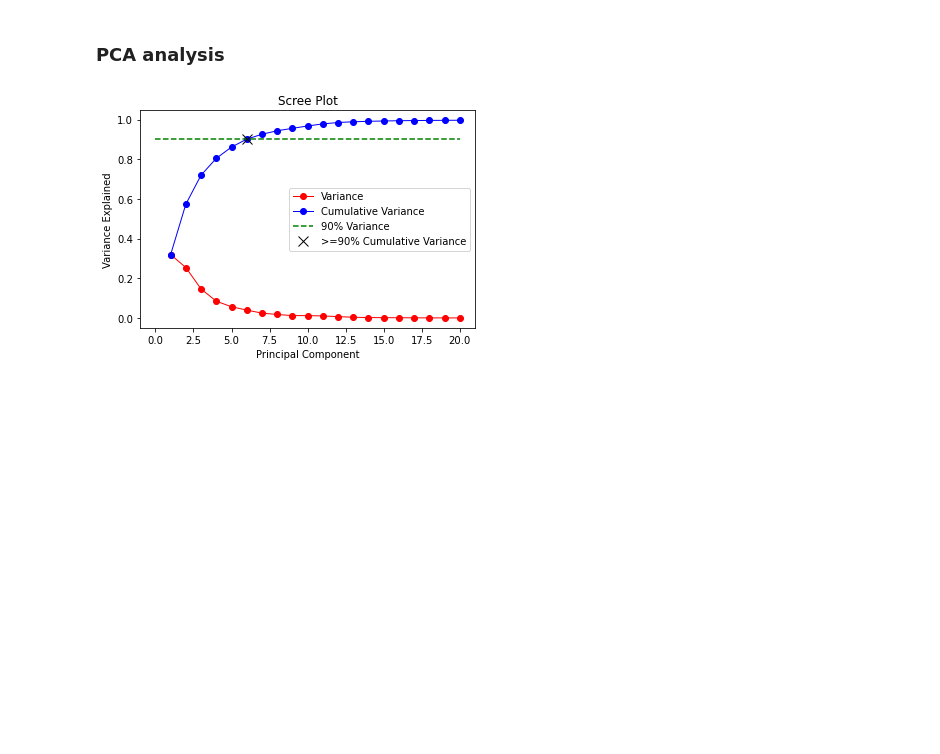
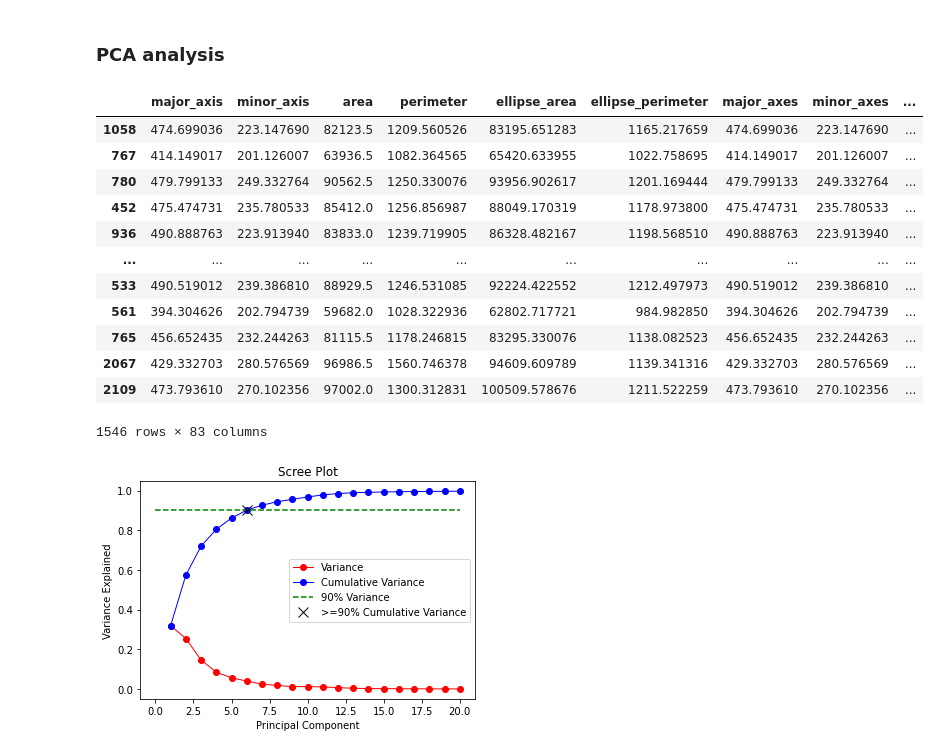
Before and after one commit to bkbormes1/ML_image_feature_processing, a Jupyter notebook: W281_Final_Project_Report.ipynb, the cells around one changed output. Drawn from its saved outputs; the diff is of its cells as text; code cells hidden in the pictures; blank space fills up the shorter version.

```diff
--- a/W281_Final_Project_Report.ipynb
+++ b/W281_Final_Project_Report.ipynb
@@ -280,6 +281,22 @@ X_test_cnn = X_test[X_test.columns[-8:]].copy()
 X_train.drop(X_train.columns[-8:], inplace=True, axis=1)
 X_val.drop(X_val.columns[-8:], inplace=True, axis=1)
 X_test.drop(X_test.columns[-8:], inplace=True, axis=1)
+# %%
+X_train
+# %% [output]
+|  | major_axis | minor_axis | area | perimeter | ellipse_area | ellipse_perimeter | major_axes | minor_axes | ... |
+| 1058 | 474.699036 | 223.147690 | 82123.5 | 1209.560526 | 83195.651283 | 1165.217659 | 474.699036 | 223.147690 | ... |
+| 767 | 414.149017 | 201.126007 | 63936.5 | 1082.364565 | 65420.633955 | 1022.758695 | 414.149017 | 201.126007 | ... |
+| 780 | 479.799133 | 249.332764 | 90562.5 | 1250.330076 | 93956.902617 | 1201.169444 | 479.799133 | 249.332764 | ... |
+| 452 | 475.474731 | 235.780533 | 85412.0 | 1256.856987 | 88049.170319 | 1178.973800 | 475.474731 | 235.780533 | ... |
+| 936 | 490.888763 | 223.913940 | 83833.0 | 1239.719905 | 86328.482167 | 1198.568510 | 490.888763 | 223.913940 | ... |
+| ... | ... | ... | ... | ... | ... | ... | ... | ... | ... |
+| 533 | 490.519012 | 239.386810 | 88929.5 | 1246.531085 | 92224.422552 | 1212.497973 | 490.519012 | 239.386810 | ... |
+| 561 | 394.304626 | 202.794739 | 59682.0 | 1028.322936 | 62802.717721 | 984.982850 | 394.304626 | 202.794739 | ... |
+| 765 | 456.652435 | 232.244263 | 81115.5 | 1178.246815 | 83295.330076 | 1138.082523 | 456.652435 | 232.244263 | ... |
+| 2067 | 429.332703 | 280.576569 | 96986.5 | 1560.746378 | 94609.609789 | 1139.341316 | 429.332703 | 280.576569 | ... |
+| 2109 | 473.793610 | 270.102356 | 97002.0 | 1300.312831 | 100509.578676 | 1211.522259 | 473.793610 | 270.102356 | ... |
+1546 rows × 83 columns
 # %%
 X_train_columns = X_train.columns
 # %%
```
Also changed, not shown: parts of 12 cells of this notebook.
